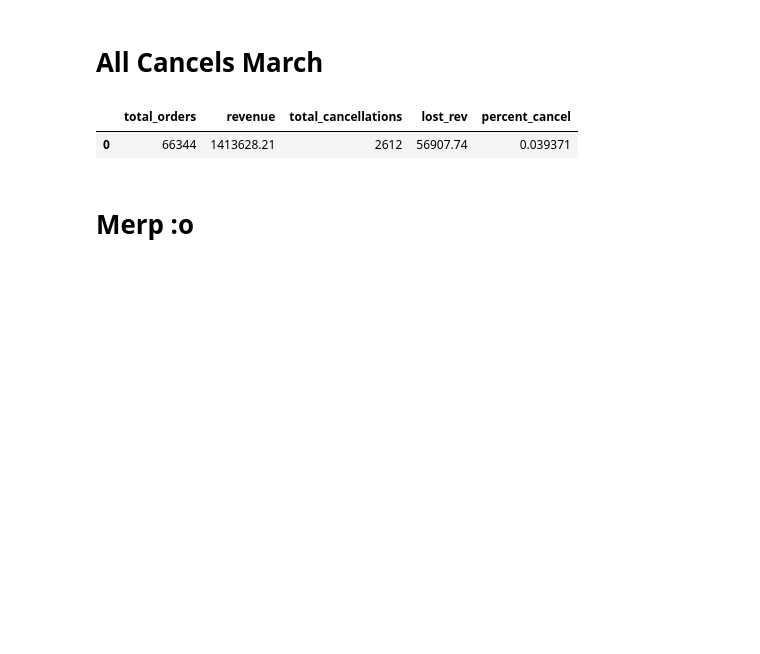
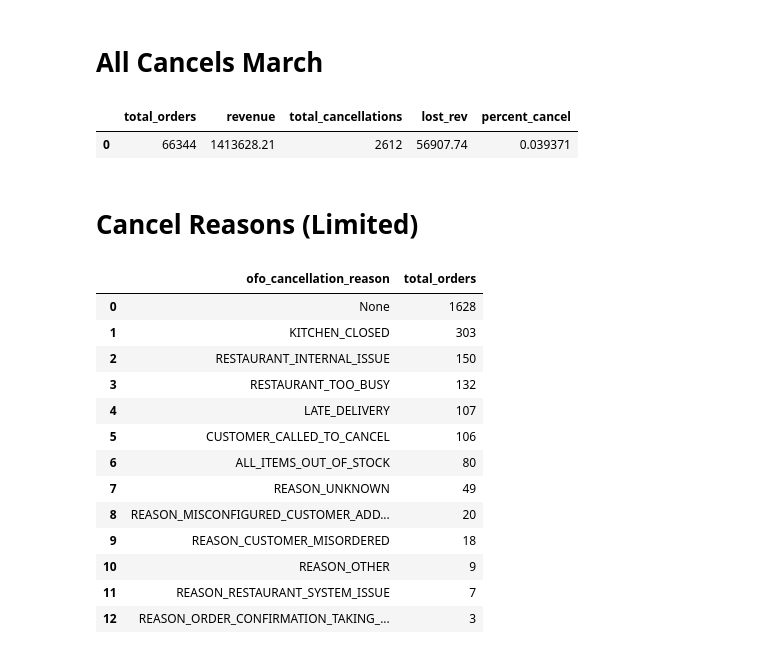
Before and after one commit to Xelven001/otter_project, a Jupyter notebook: data_cleanup.ipynb, the cells around one changed output. Saved outputs shown, nothing was run; the diff lists cells and outputs as text; code cells hidden in the pictures; blank space fills up the shorter version.

```diff
--- a/data_cleanup.ipynb
+++ b/data_cleanup.ipynb
@@ -313,28 +313,41 @@ result_df.head(10)
 # %% [output]
 |  | total_orders | revenue | total_cancellations | lost_rev | percent_cancel |
 | 0 | 66344 | 1413628.21 | 2612 | 56907.74 | 0.039371 |
-# %% [markdown]
-# Merp :o
+# %% [markdown]
+# Cancel Reasons (Limited)
 # %%
 
-# conn = sqlite3.connect(':memory:')
+conn = sqlite3.connect(':memory:')
 
-# df.to_sql('my_table', conn, index=False)
+df.to_sql('my_table', conn, index=False)
 
-# query = 'SELECT \
-#         facility_name, \
-#         COUNT(order_id) as total_orders\
-#         FROM my_table \
-#         GROUP BY 1\
-#         ORDER BY 1 ASC'
+query = 'SELECT \
+        ofo_cancellation_reason, \
+        COUNT(order_id) as total_orders\
+        FROM my_table \
+        WHERE order_status = "OFO_STATUS_CANCELED" \
+        GROUP BY 1\
+        ORDER BY 2 DESC'
 
-# result_df = pd.read_sql_query(query, conn)
+result_df = pd.read_sql_query(query, conn)
 
-# conn.close()
-# result_df["percent_cancel"] = result_df["total_cancellations"]/result_df["total_orders"]
+conn.close()
 
-# result_df.sort_values(by="total_cancellations",ascending=False,inplace=True)
+result_df.to_csv("clean_data/cancel_reason.csv")
 
-# result_df.to_csv("clean_data/cancels.csv")
-
-# result_df.head(10)
+result_df.head(20)
+# %% [output]
+|  | ofo_cancellation_reason | total_orders |
+| 0 | None | 1628 |
+| 1 | KITCHEN_CLOSED | 303 |
+| 2 | RESTAURANT_INTERNAL_ISSUE | 150 |
+| 3 | RESTAURANT_TOO_BUSY | 132 |
+| 4 | LATE_DELIVERY | 107 |
+| 5 | CUSTOMER_CALLED_TO_CANCEL | 106 |
+| 6 | ALL_ITEMS_OUT_OF_STOCK | 80 |
+| 7 | REASON_UNKNOWN | 49 |
+| 8 | REASON_MISCONFIGURED_CUSTOMER_ADD... | 20 |
+| 9 | REASON_CUSTOMER_MISORDERED | 18 |
+| 10 | REASON_OTHER | 9 |
+| 11 | REASON_RESTAURANT_SYSTEM_ISSUE | 7 |
+| 12 | REASON_ORDER_CONFIRMATION_TAKING_... | 3 |
```
Also changed, not shown: parts of 3 cells of this notebook, 3 other files.
